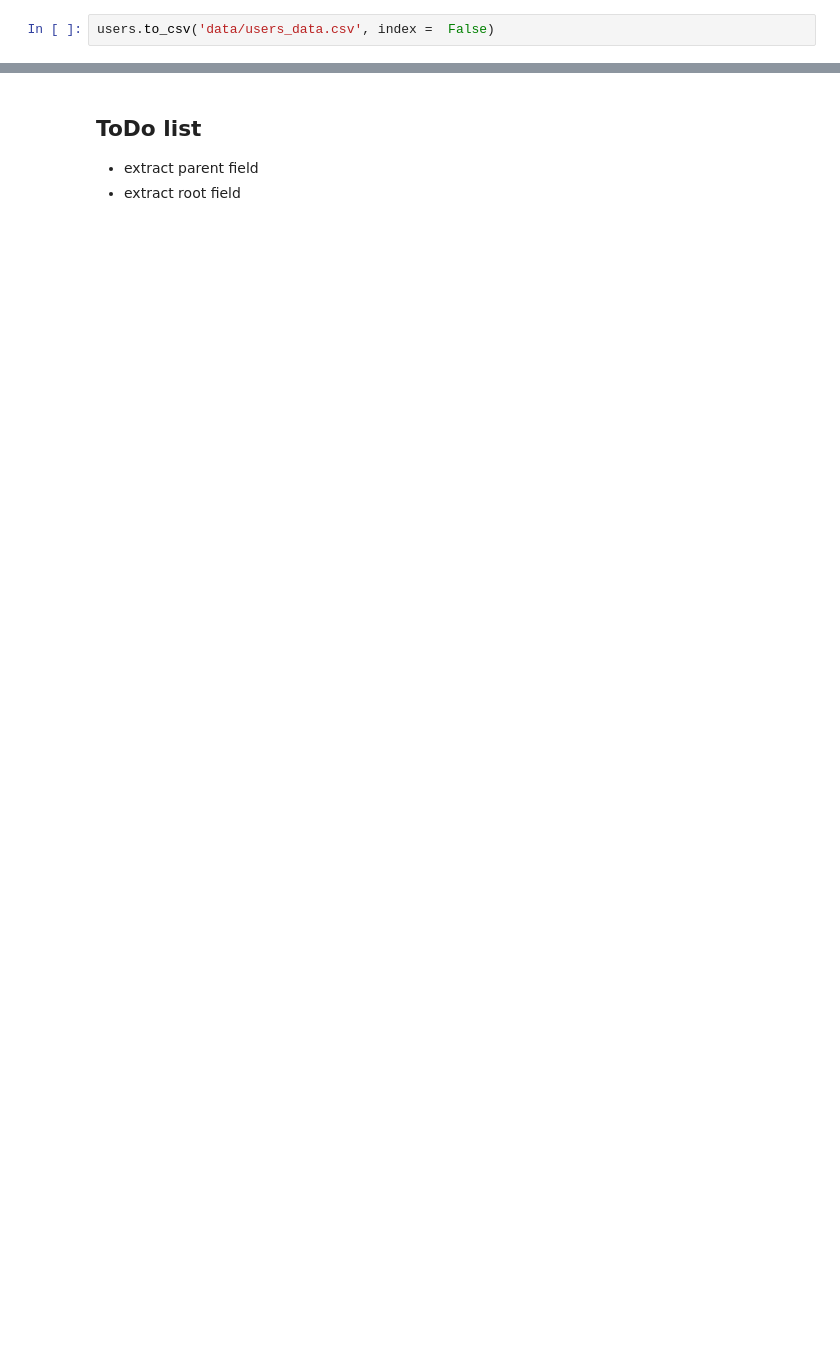
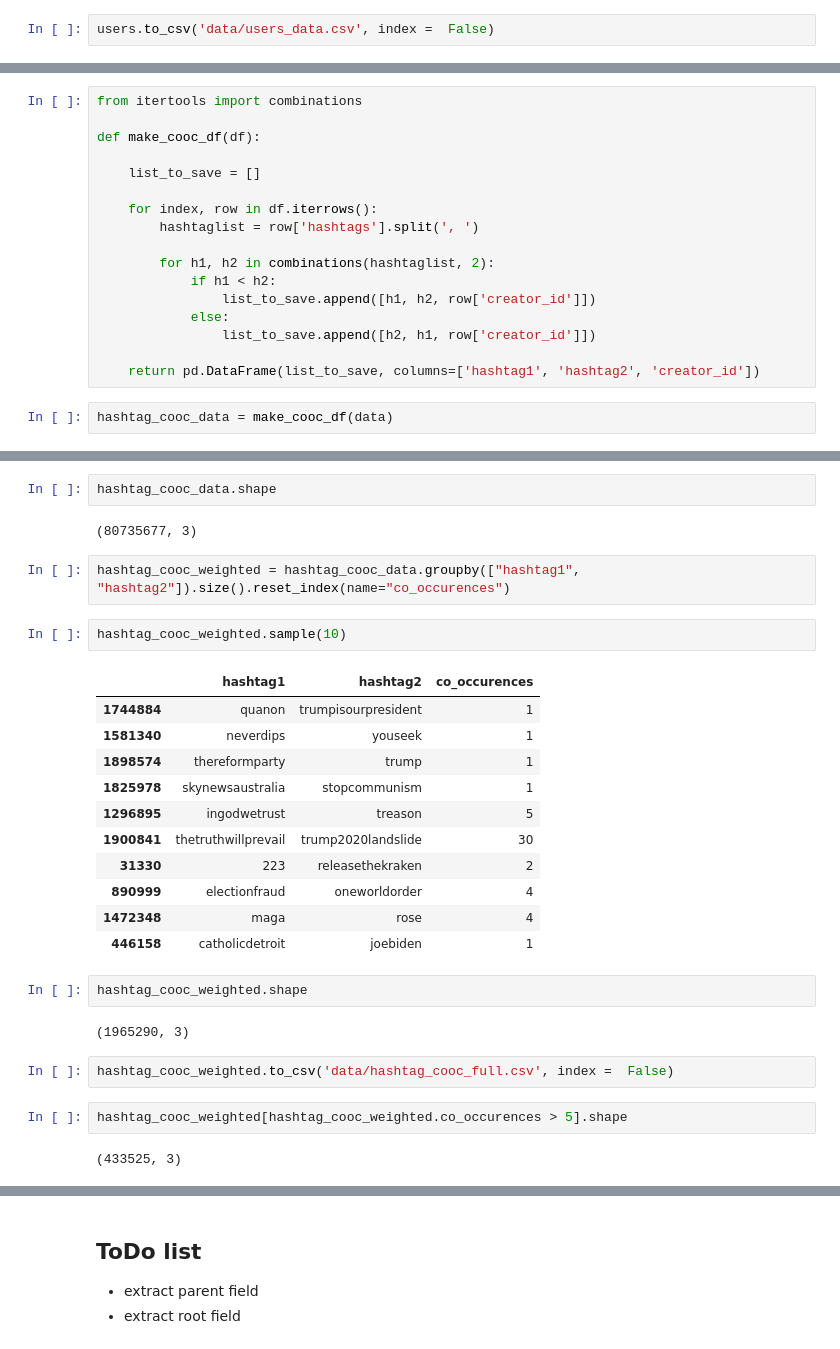
Before and after one commit to sipka/AltRight, a Jupyter notebook: extract_transform_load.ipynb, the cells around one changed output, grey strips where cells are left out. Cells and saved outputs as stored; diff of their text form; blank space fills up the shorter version.

```diff
--- a/extract_transform_load.ipynb
+++ b/extract_transform_load.ipynb
@@ -435,0 +438,19 @@ users.to_csv('data/users_data.csv', index =  False)
+# %%
+from itertools import combinations
+
+def make_cooc_df(df):
+
+    list_to_save = []
+
+    for index, row in df.iterrows():
+        hashtaglist = row['hashtags'].split(', ')
+
+        for h1, h2 in combinations(hashtaglist, 2):
+            if h1 < h2:
+                list_to_save.append([h1, h2, row['creator_id']])
+            else:
+                list_to_save.append([h2, h1, row['creator_id']])
+
+    return pd.DataFrame(list_to_save, columns=['hashtag1', 'hashtag2', 'creator_id'])
+# %%
+hashtag_cooc_data = make_cooc_df(data)
@@ -435,0 +466,30 @@ users.to_csv('data/users_data.csv', index =  False)
+# %%
+hashtag_cooc_data.shape
+# %% [output]
+(80735677, 3)
+# %%
+hashtag_cooc_weighted = hashtag_cooc_data.groupby(["hashtag1", "hashtag2"]).size().reset_index(name="co_occurences")
+# %%
+hashtag_cooc_weighted.sample(10)
+# %% [output]
+|  | hashtag1 | hashtag2 | co_occurences |
+| 1744884 | quanon | trumpisourpresident | 1 |
+| 1581340 | neverdips | youseek | 1 |
+| 1898574 | thereformparty | trump | 1 |
+| 1825978 | skynewsaustralia | stopcommunism | 1 |
+| 1296895 | ingodwetrust | treason | 5 |
+| 1900841 | thetruthwillprevail | trump2020landslide | 30 |
+| 31330 | 223 | releasethekraken | 2 |
+| 890999 | electionfraud | oneworldorder | 4 |
+| 1472348 | maga | rose | 4 |
+| 446158 | catholicdetroit | joebiden | 1 |
+# %%
+hashtag_cooc_weighted.shape
+# %% [output]
+(1965290, 3)
+# %%
+hashtag_cooc_weighted.to_csv('data/hashtag_cooc_full.csv', index =  False)
+# %%
+hashtag_cooc_weighted[hashtag_cooc_weighted.co_occurences > 5].shape
+# %% [output]
+(433525, 3)
```
Also changed, not shown: parts of 5 cells of this notebook, 1 other file.
